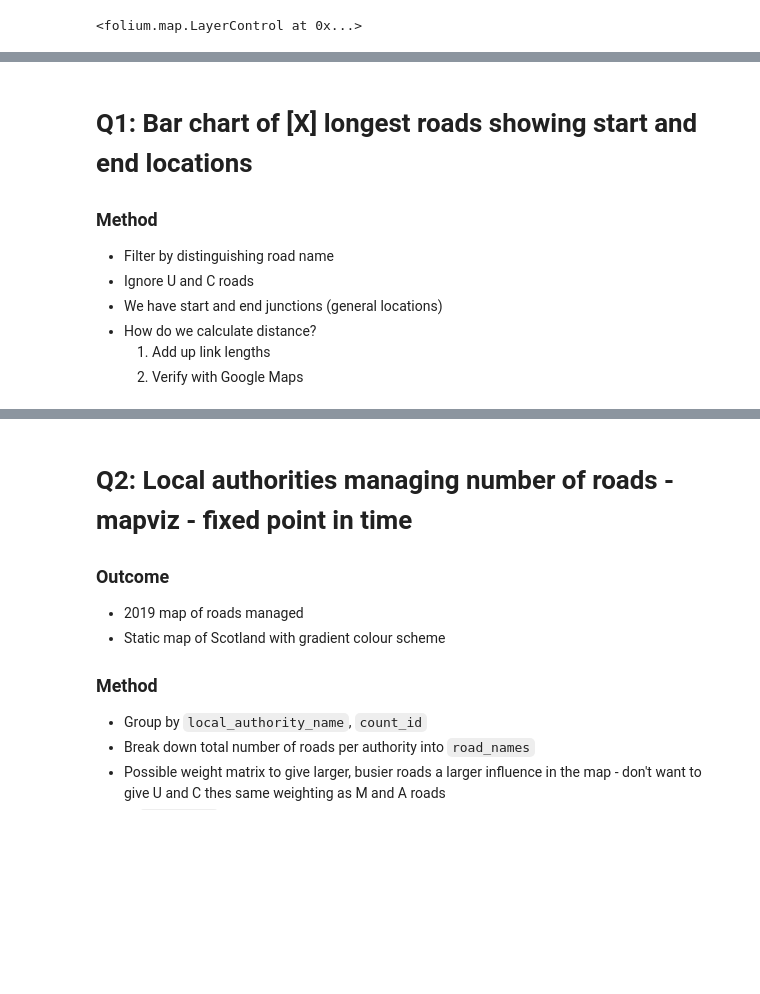
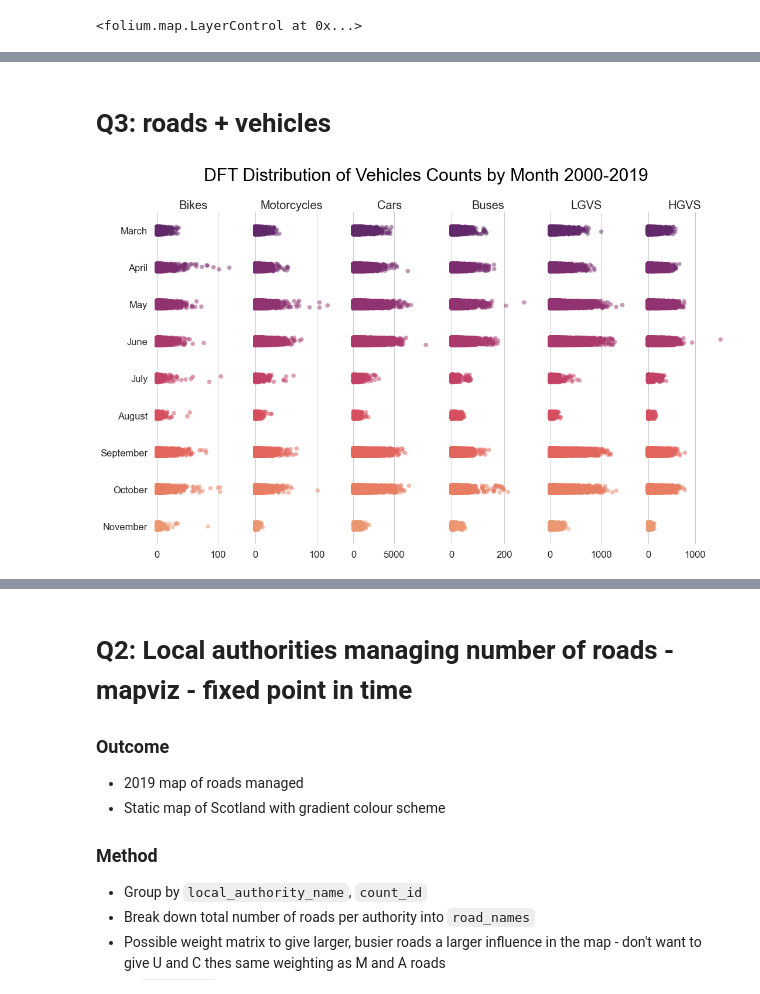
Before and after one commit to c-abbott/scottish-transport-analysis, a Jupyter notebook: project-2-report.ipynb, the cells around one changed output, grey strips where cells are left out. Cells and saved outputs as stored; diff of their text form; code cells hidden in the pictures; blank space fills up the shorter version.

```diff
--- a/project-2-report.ipynb
+++ b/project-2-report.ipynb
@@ -261,16 +241,56 @@ for auth_name in auth_names:
 scotland_bright
 # %% [output]
 [interactive output not drawn]
-# %% [markdown]
-# Q1: Bar chart of [X] longest roads showing start and end locations
-
-### Method
-* Filter by distinguishing road name
-* Ignore U and C roads
-* We have start and end junctions (general locations)
-* How do we calculate distance?
-    1. Add up link lengths
-    2. Verify with Google Maps
+# %% [markdown]
+# Q3: roads + vehicles
+# %%
+# Defining months for ordering purposes
+months = ["March", "April", "May", "June", "July", "August",
+          "September", "October", "November"]
+
+# Extract relevant columns for observing variation of counts
+# over the different months for different vehicles
+vehicle_cols = ['count_date', 'bikes', 'motorcycles', 'cars', 'buses', 'lgvs', 'hgvs']
+vehicle_df = df_tidy.copy()
+vehicle_df = vehicle_df[vehicle_cols]
+# Create new column for month name
+vehicle_df.loc[:,'month'] = vehicle_df['count_date'].dt.month_name()
+# Ordering month_df chronologically
+vehicle_df.loc[:,'month'] = pd.Categorical(vehicle_df['month'], categories=months, ordered=True)
+vehicle_df.sort_values(by='month', inplace=True)
+# %%
+sns.set_theme(style='whitegrid', font_scale=1.5)
+
+# Create the PairGrid
+vg = sns.PairGrid(vehicle_df.sort_values('cars', ascending=False),
+                 x_vars=vehicle_df.columns[1:-1], y_vars=['month'],
+                 height=10, aspect=.25)
+plt.subplots_adjust(top=.875)
+vg.fig.suptitle("DFT Distribution of Vehicles Counts by Month 2000-2019",
+                fontdict={'weight':'bold', 'color':'black'},
+                fontsize=30)
+
+# Draw a scatter plot using stripplot function
+vg.map(sns.stripplot, size=7.5, orient='h', marker='o',
+       palette='flare_r', linewidth=1, edgecolor='none',  alpha=.5)
+
+# Use semantically meaningful titles for the columns
+titles = ["Bikes", "Motorcycles", "Cars", "Buses",
+          "LGVS", "HGVS"]
+
+for ax, title in zip(vg.axes.flat, titles):
+    # Set a different title for each axes
+    ax.set_title(title, fontsize=20)
+    ax.set_xlabel("")
+    ax.set_ylabel("")
+
+    # Make the grid horizontal instead of vertical
+    ax.xaxis.grid(True)
+    ax.yaxis.grid(False)
+
+sns.despine(left=True, bottom=True)
+# %% [output]
+[figure, added]
 # %%
 # Extract relevant columns for observing variation of counts
 # over the different months for different road_types
```
Also changed, not shown: parts of 13 cells of this notebook.
